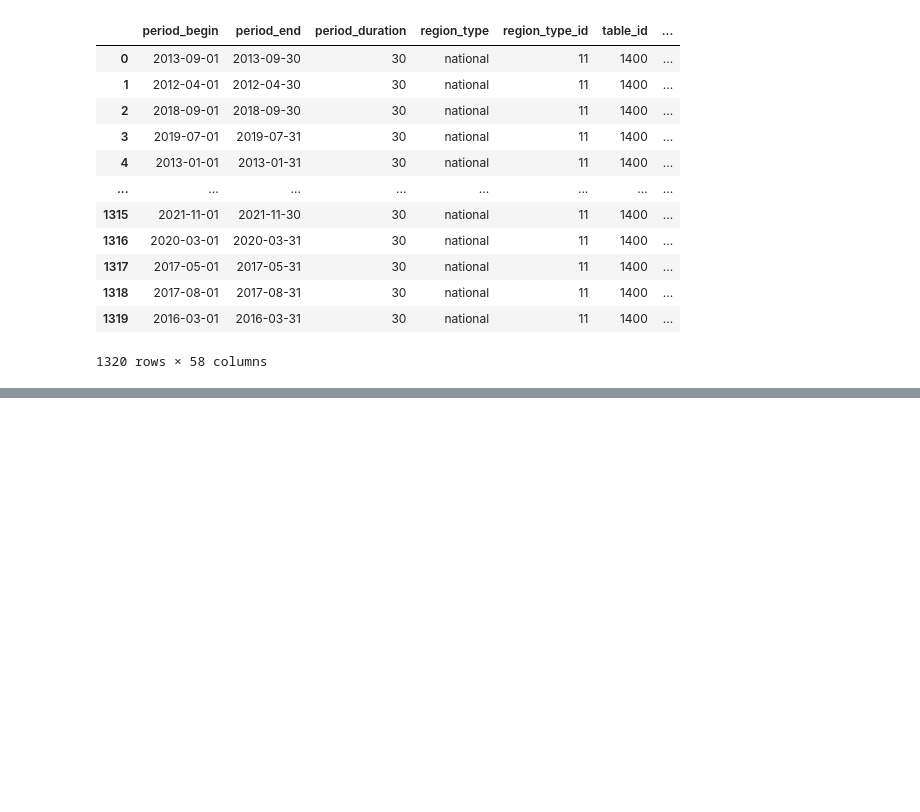
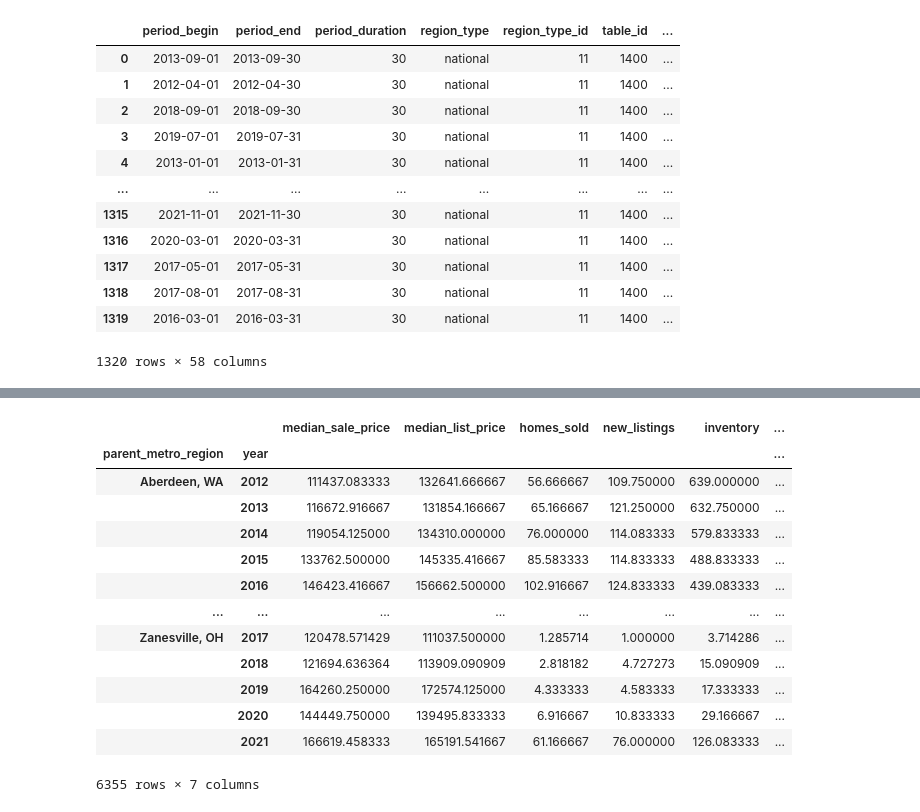
Before and after one commit to laurenweiner/GW-Bootcamp-Project, a Jupyter notebook: group-gw-redfin-data-3-10.ipynb, the cells around one changed output, grey strips where cells are left out. Cells and saved outputs as stored; diff of their text form; code cells hidden in the pictures; blank space fills up the shorter version.

```diff
--- a/group-gw-redfin-data-3-10.ipynb
+++ b/group-gw-redfin-data-3-10.ipynb
@@ -148,0 +170,3 @@ national_df
+# %%
+sfh_columns['year'] = sfh_columns['period_begin'].astype(str).str[:4]
+sfh_columns
@@ -148,0 +192,19 @@ national_df
+# %%
+grouped_df = sfh_columns.groupby(['parent_metro_region','year']).mean()
+# %%
+grouped_df
+# %% [output]
+|  |  | median_sale_price | median_list_price | homes_sold | new_listings | inventory | ... |
+| parent_metro_region | year |  |  |  |  |  | ... |
+| Aberdeen, WA | 2012 | 111437.083333 | 132641.666667 | 56.666667 | 109.750000 | 639.000000 | ... |
+|  | 2013 | 116672.916667 | 131854.166667 | 65.166667 | 121.250000 | 632.750000 | ... |
+|  | 2014 | 119054.125000 | 134310.000000 | 76.000000 | 114.083333 | 579.833333 | ... |
+|  | 2015 | 133762.500000 | 145335.416667 | 85.583333 | 114.833333 | 488.833333 | ... |
+|  | 2016 | 146423.416667 | 156662.500000 | 102.916667 | 124.833333 | 439.083333 | ... |
+| ... | ... | ... | ... | ... | ... | ... | ... |
+| Zanesville, OH | 2017 | 120478.571429 | 111037.500000 | 1.285714 | 1.000000 | 3.714286 | ... |
+|  | 2018 | 121694.636364 | 113909.090909 | 2.818182 | 4.727273 | 15.090909 | ... |
+|  | 2019 | 164260.250000 | 172574.125000 | 4.333333 | 4.583333 | 17.333333 | ... |
+|  | 2020 | 144449.750000 | 139495.833333 | 6.916667 | 10.833333 | 29.166667 | ... |
+|  | 2021 | 166619.458333 | 165191.541667 | 61.166667 | 76.000000 | 126.083333 | ... |
+6355 rows × 7 columns
```
Also changed, not shown: parts of 7 cells of this notebook.
